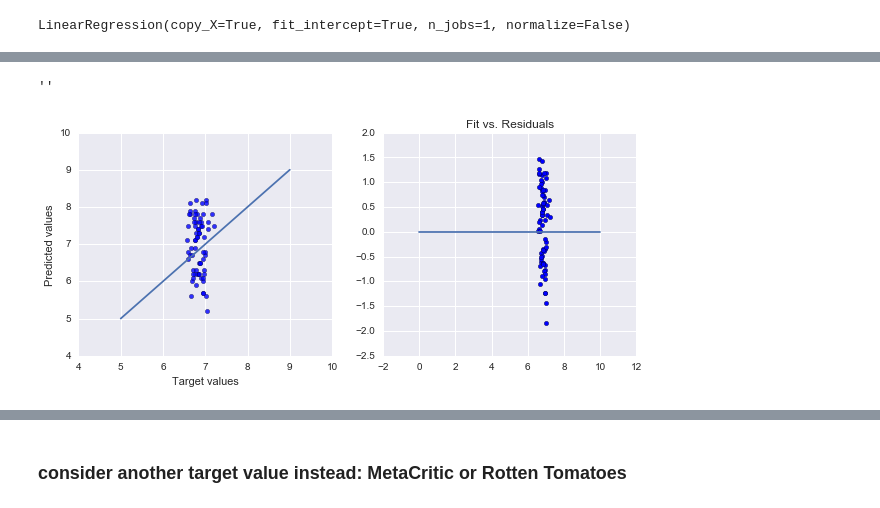
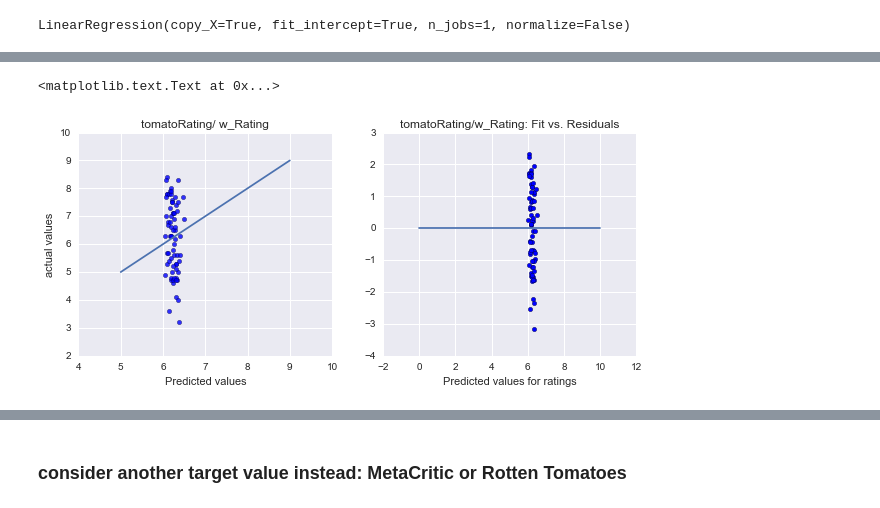
Before and after one commit to billiescodes/movie_book_reviews, a Jupyter notebook: np_workingFit.ipynb, the cells around one changed output, grey strips where cells are left out. Cells and saved outputs as stored; diff of their text form; code cells hidden in the pictures.

```diff
--- a/np_workingFit.ipynb
+++ b/np_workingFit.ipynb
@@ -185,0 +176,11 @@ y = df_smaller['tomatoRating']
+# %%
+responses = ['imdbRating', 'tomatoRating','tomatoU','Metascore']
+predictor = ['w_Rating','Rating']
+# %%
+re_name = responses[0]
+pred_name = predictor[1]
+
+selected_columns = [pred_name]
+y = df_smaller[re_name]
+
+print(re_name, '\t',pred_name)
@@ -243,29 +319,23 @@ residuals should not contain any predictive information
 # %%
-# plot against test
+######
+###### DO NOT RE-RUN #####  tomotoRating/ compare
+
 fig, ax = plt.subplots(1,2, figsize=(10,4))
 
 #ax[0].scatter(y_test,test_set_pred, alpha=0.8)
 
 ax[0].scatter(test_set_pred,y_test, alpha=0.8)
-ax[0].set_xlim(4,10)
-ax[0].set_ylim(4,10)
+#ax[0].set_xlim(4,10)#ax[0].set_ylim(4,10)
 ax[0].plot(np.linspace(5,9), np.linspace(5,9))
-ax[0].set_xlabel('Target values')
-ax[0].set_ylabel('Predicted values')
+ax[0].set_xlabel('Predicted values')
+ax[0].set_ylabel('actual values')
+ax[0].set_title("{}/ w_Rating".format(re_name))
 
 lin_reg_residuals = y_test - test_set_pred
-#ax[1].scatter(y_test, lin_reg_residuals)
-
 ax[1].scatter(test_set_pred, lin_reg_residuals)
 ax[1].plot([0,10], [0, 0])
-ax[1].set_title("Fit vs. Residuals")
-
-# plt.scatter(y_test, lin_reg_residuals)
-# plt.plot([0,10], [0, 0])
-# plt.title("Actual vs. Residuals")
-
-#plt.savefig('IMDBRating.eps', bbox_inches='tight',format='eps', dpi=1000)
-;
+ax[1].set_xlabel('Predicted values for ratings')
+ax[1].set_title("{}/w_Rating: Fit vs. Residuals".format(re_name))
 # %% [output]
-''
+<matplotlib.text.Text at 0x...>
-[figure, old version]
+[figure, new version]
```
Also changed, not shown: parts of 16 cells of this notebook.
